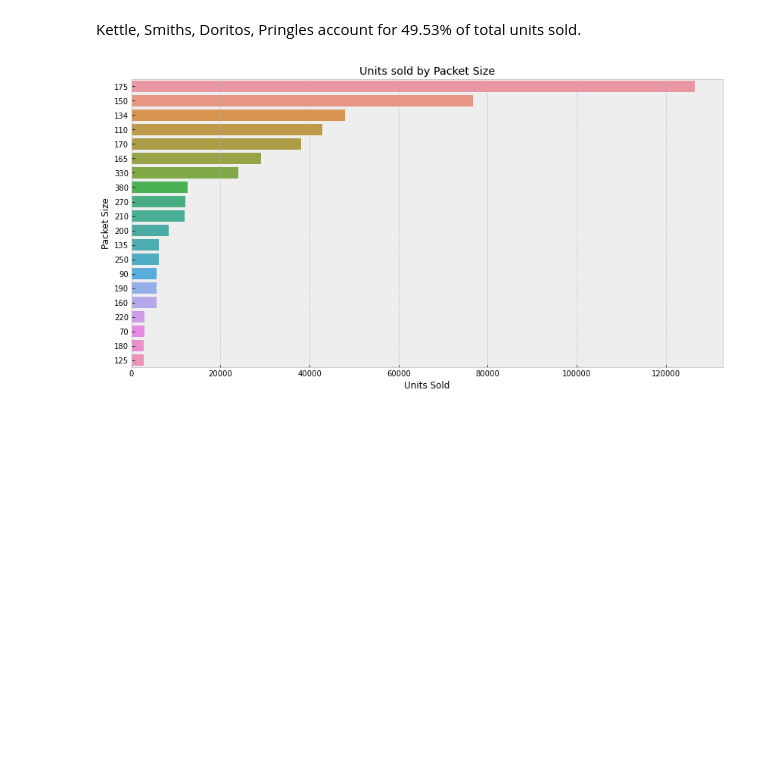
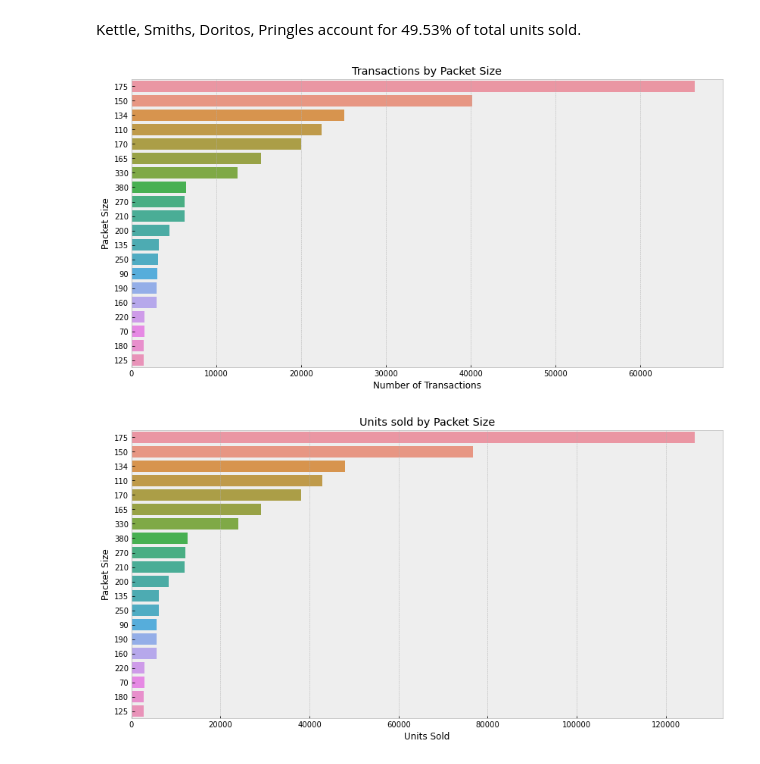
Before and after one commit to sebgiunta/quantium_data_analysis_project, a Jupyter notebook: Quantium_Data_Analysis.v2.ipynb, the cells around one changed output. Saved outputs shown, nothing was run; the diff lists cells and outputs as text; code cells hidden in the pictures; blank space fills up the shorter version.

```diff
--- a/Quantium_Data_Analysis.v2.ipynb
+++ b/Quantium_Data_Analysis.v2.ipynb
@@ -444,4 +425,21 @@ display(df_grouped.apply(lambda x: np.round((x/x.sum()*100),2), axis=0))
 | French | 0.56 |
 # %% [markdown]
 Kettle, Smiths, Doritos, Pringles account for 49.53% of total units sold.
+# %%
+# Packet size by transactions
+
+# Draw plot
+fig, ax = plt.subplots(figsize=(14,7))
+
+# Create countplot
+sns.countplot(data=df_trans, y='packet_size', order=df_trans['packet_size'].value_counts().index)
+
+# Formatting
+ax.set_title('Transactions by Packet Size')
+ax.set_ylabel('Packet Size')
+ax.set_xlabel('Number of Transactions')
+
+plt.show()
+# %% [output]
+[figure, added]
 # %%
```
Also changed, not shown: parts of 58 cells of this notebook, 1 other file.
